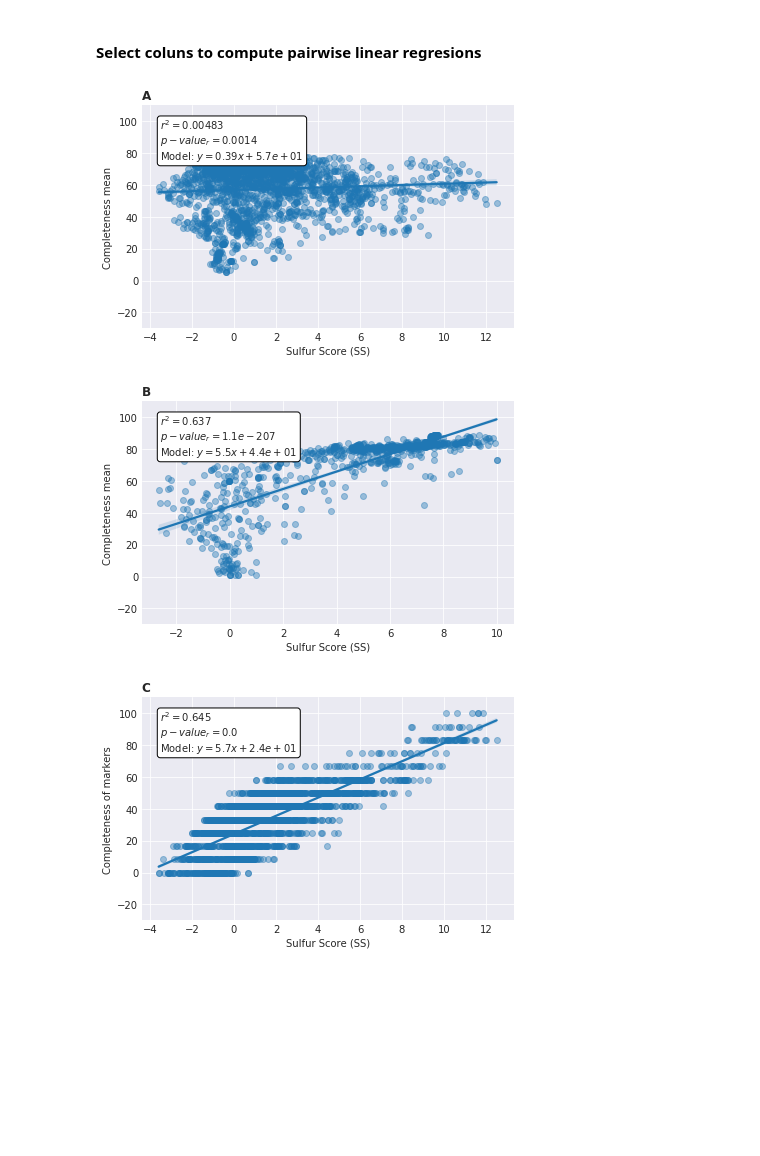
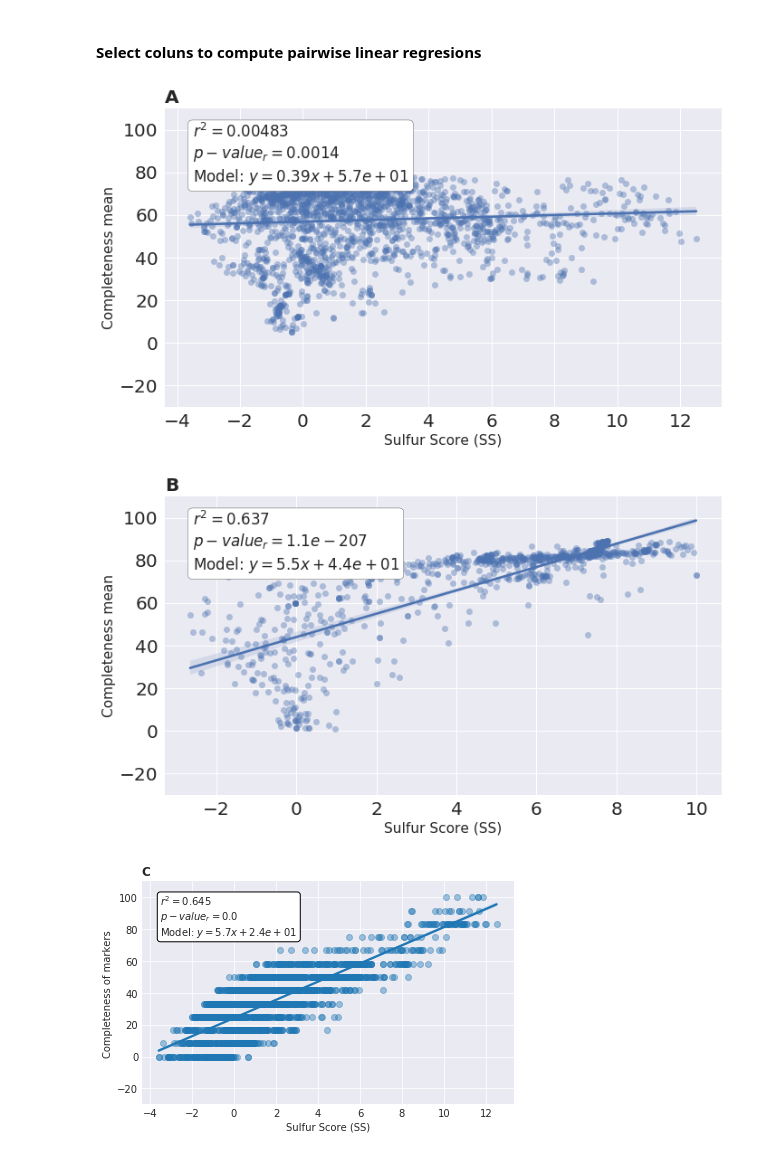
Before and after one commit to eead-csic-compbio/metagenome_Pfam_score, a Jupyter notebook: test_completeness/Completeness_figures.ipynb, the cells around one changed output. Cells and saved outputs as stored; diff of their text form; code cells hidden in the pictures; blank space fills up the shorter version.

Commit message:
increased sizes axis

```diff
--- a/test_completeness/Completeness_figures.ipynb
+++ b/test_completeness/Completeness_figures.ipynb
@@ -52,5 +52,7 @@ df_met.describe()
 # %%
+sns.set(font_scale=1.4)
 axs = sns.clustermap(df)
 sand = plt.setp(axs.ax_heatmap.get_xticklabels(), rotation=90)
+plt.tight_layout()
 plt.savefig("Figures/heatmap_genomes.png",bbox_inches='tight', dpi=500)
 # %% [output]
@@ -58,5 +60,7 @@ plt.savefig("Figures/heatmap_genomes.png",bbox_inches='tight', dpi=500)
 # %%
+sns.set(font_scale=1.4)
 axs = sns.clustermap(df_met)
 sand = plt.setp(axs.ax_heatmap.get_xticklabels(), rotation=90)
+plt.tight_layout()
 plt.savefig("Figures/heatmap_metagenomes.png",bbox_inches='tight', dpi=500)
 # %% [output]
@@ -161,18 +165,24 @@ def plot_reg(x_label, y_label, df, color=None):
                  xycoords='axes fraction')
     return g, reg
 # %%
+fig = plt.figure(figsize=(10,6))
+plt.xticks(size='large')
+plt.yticks(size='large')
 x= 'MEBS_SS'
 y = 'Comp_mean'
 plot_reg(x, y, df_Gen)
 plt.ylabel("Completeness mean")
 plt.xlabel("Sulfur Score (SS)")
 plt.title("A",loc='left', weight='bold', size='large')
 plt.ylim([-30,110])
 plt.tight_layout()
 plt.savefig('Figures/{}_vs_{}_gen.png'.format(x,y),bbox_inches='tight', dpi=500)
 # %% [output]
-[figure, old version]
+[figure, new version]
 # %%
+fig = plt.figure(figsize=(10,6))
+plt.xticks(size='large')
+plt.yticks(size='large')
 x= 'MEBS_SS'
 y = 'Comp_mean'
 plot_reg(x, y, df_Met)
@@ -183,7 +193,7 @@ plt.ylim([-30,110])
 plt.tight_layout()
 plt.savefig('Figures/{}_vs_{}_met.png'.format(x,y),bbox_inches='tight', dpi=500)
 # %% [output]
-[figure, old version]
+[figure, new version]
 # %%
 x= 'MEBS_SS'
 y = 'P29'
```
Also changed, not shown: parts of 5 cells of this notebook.
